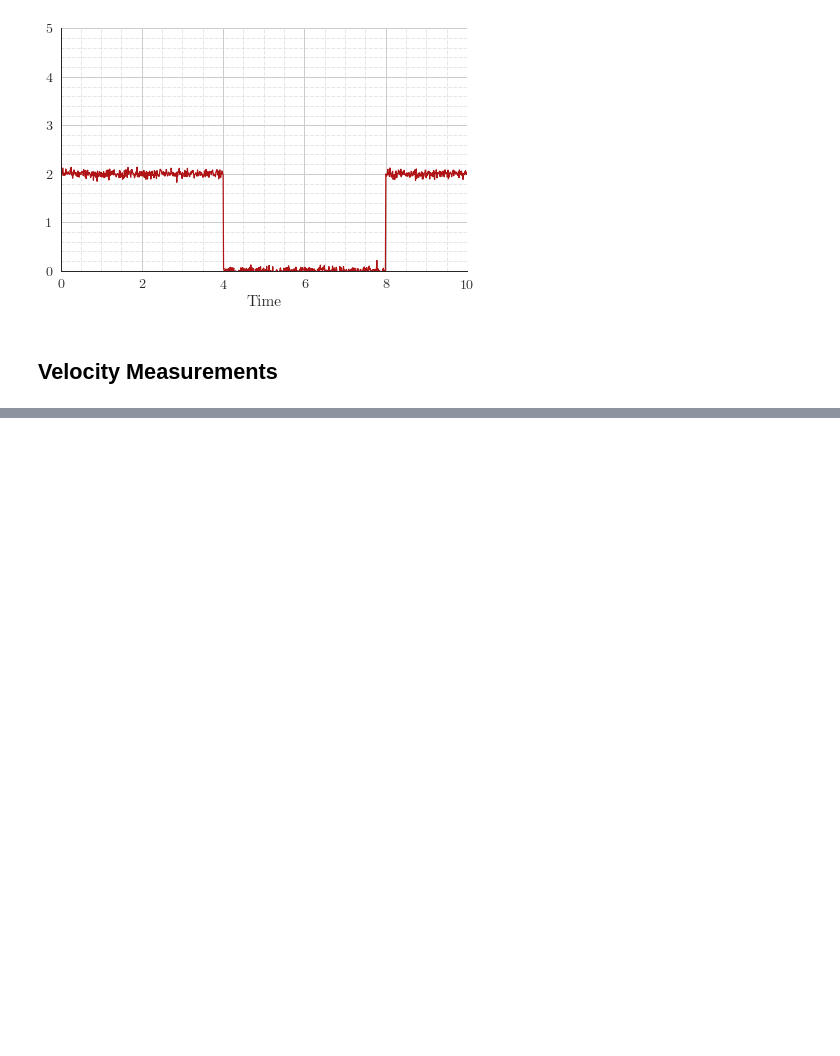
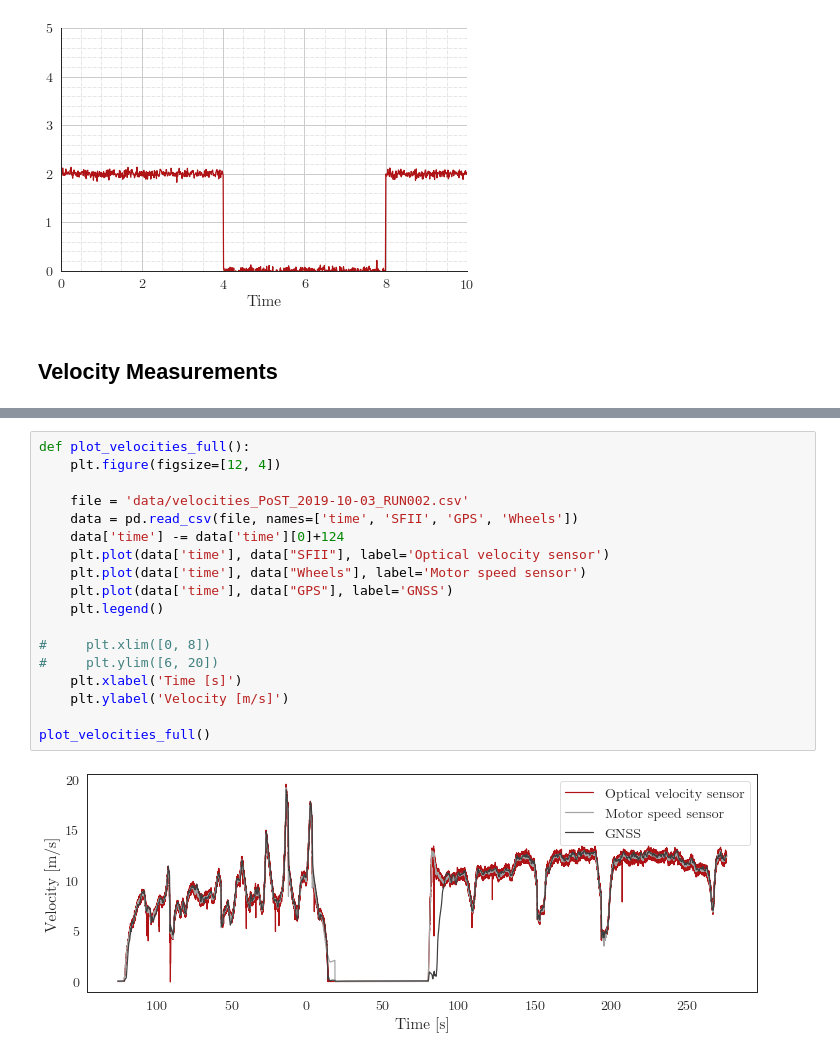
Before and after one commit to DominikStiller/dhbw-t3100, a Jupyter notebook: T3100.ipynb, the cells around one changed output, grey strips where cells are left out. Cells and saved outputs as stored; diff of their text form; blank space fills up the shorter version.

```diff
--- a/T3100.ipynb
+++ b/T3100.ipynb
@@ -114,3 +115,23 @@ def plot_velocities():
 plot_velocities()
 # %% [output]
 [figure]
+# %%
+def plot_velocities_full():
+    plt.figure(figsize=[12, 4])
+
+    file = 'data/velocities_PoST_2019-10-03_RUN002.csv'
+    data = pd.read_csv(file, names=['time', 'SFII', 'GPS', 'Wheels'])
+    data['time'] -= data['time'][0]+124
+    plt.plot(data['time'], data["SFII"], label='Optical velocity sensor')
+    plt.plot(data['time'], data["Wheels"], label='Motor speed sensor')
+    plt.plot(data['time'], data["GPS"], label='GNSS')
+    plt.legend()
+
+#     plt.xlim([0, 8])
+#     plt.ylim([6, 20])
+    plt.xlabel('Time [s]')
+    plt.ylabel('Velocity [m/s]')
+
+plot_velocities_full()
+# %% [output]
+[figure, added]
```
Also changed, not shown: parts of 2 cells of this notebook, 16 other files.
